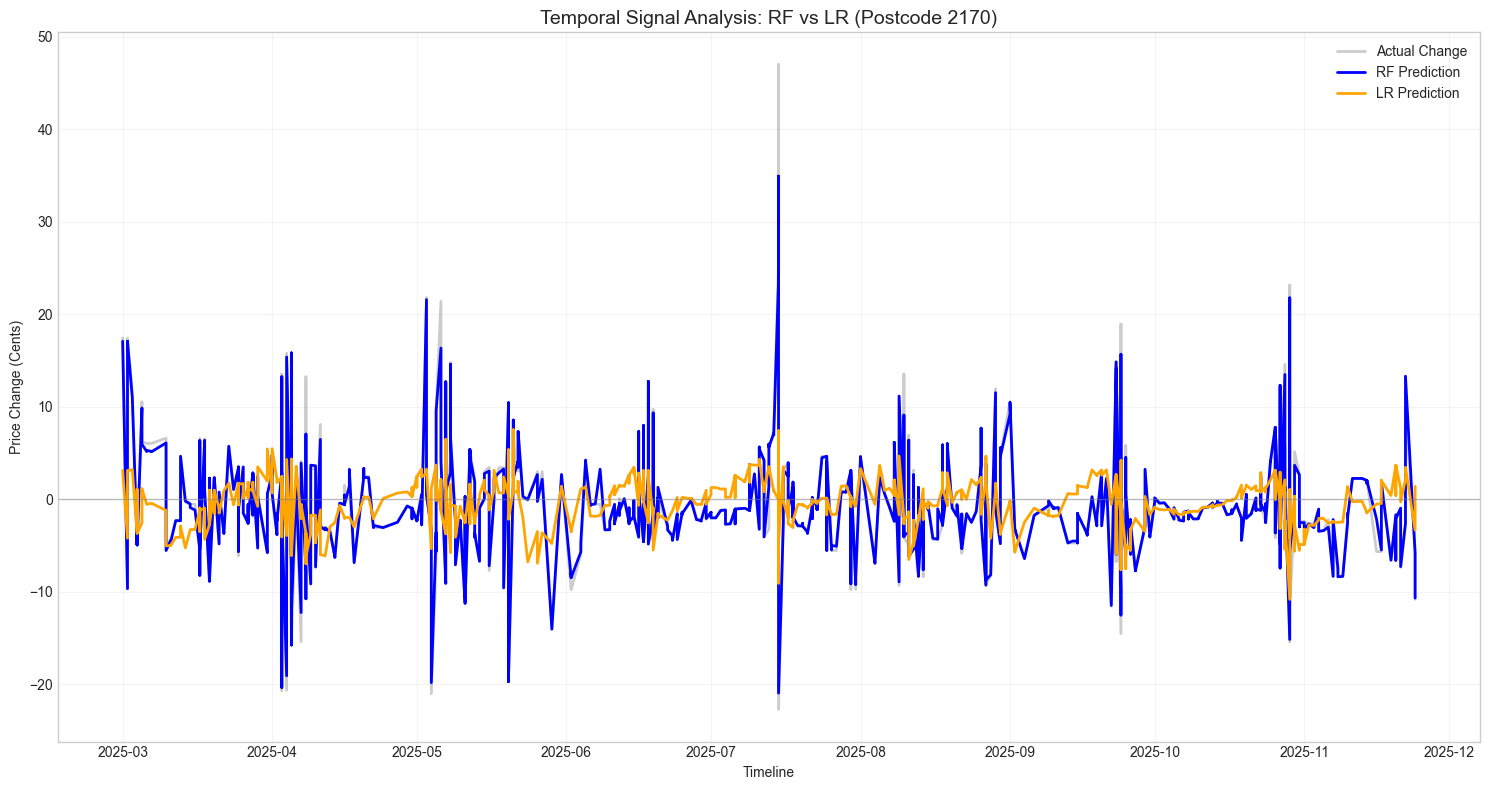
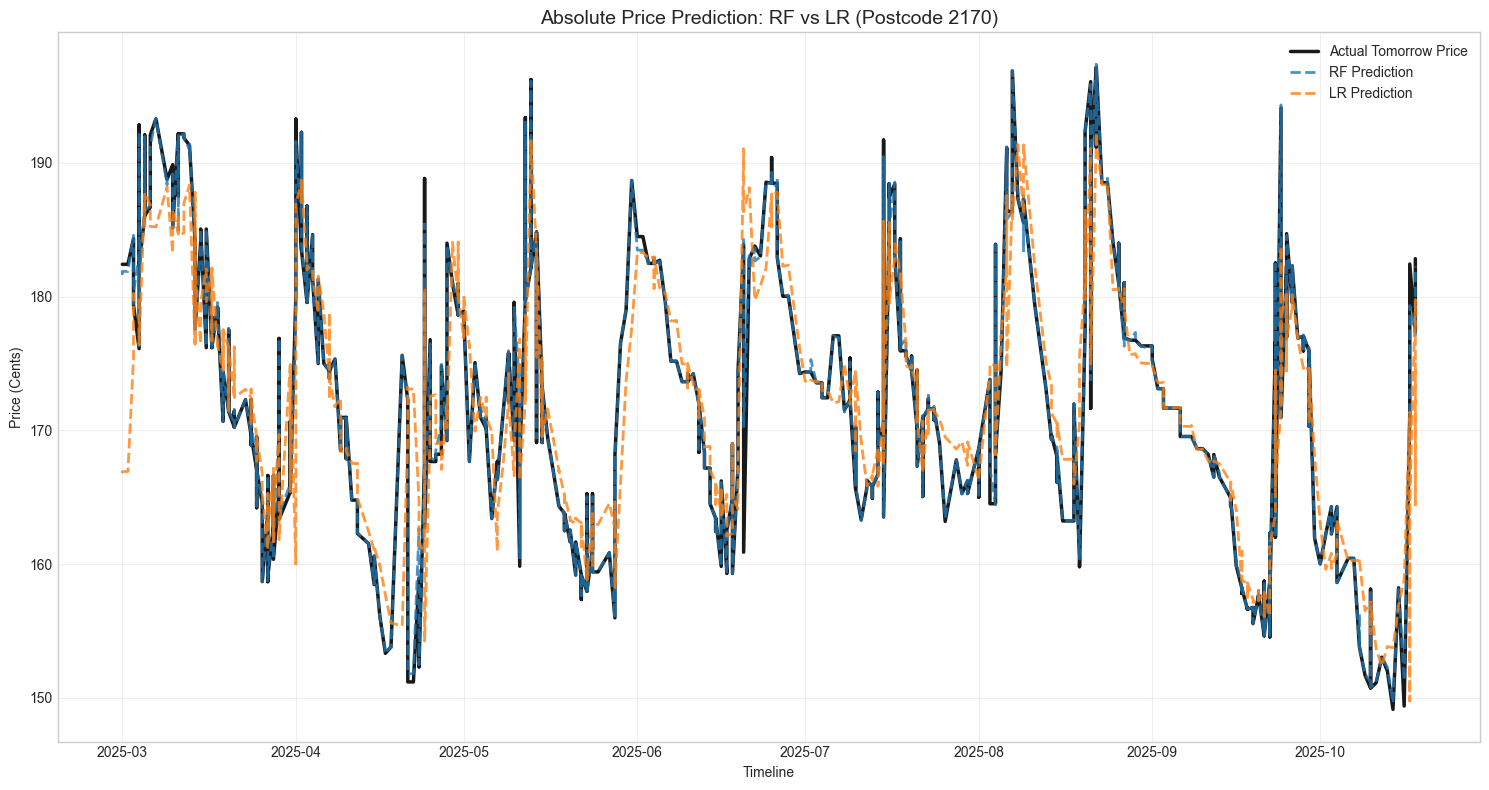
Code edit (unified diff) that turned the first committed figure into the second:
--- before
+++ after
@@ -11,5 +11,5 @@
 })
 
-# 2. Pick a postcode with high volatility to see the difference clearly
+# 2. Pick a sample postcode
 sample_postcode = comparison_df['postcode'].mode()[0]
 plot_data = comparison_df[comparison_df['postcode'] == sample_postcode].sort_values('date')
@@ -18,24 +18,23 @@
 plt.figure(figsize=(15, 8))
 
-# Actual price movement
+# Actual price
 plt.plot(plot_data['date'], plot_data['actual'], 
-         label='Actual Change', color='black', lw=2, alpha=0.2)
+         label='Actual Tomorrow Price', color='black', lw=2.5, linestyle='-', alpha=0.9)
 
-# Random Forest: Expect this to follow spikes better
+# Random Forest
 plt.plot(plot_data['date'], plot_data['rf_pred'], 
-         label='RF Prediction', color='blue', linestyle='-', lw=2)
+         label='RF Prediction', color='#1f77b4', linestyle='--', alpha=0.8, lw=2)
 
-# Linear Regression: Expect this to be flatter/more "damped"
+# Linear Regression
 plt.plot(plot_data['date'], plot_data['lr_pred'], 
-         label='LR Prediction', color='orange', linestyle='-', lw=2)
+         label='LR Prediction', color='#ff7f0e', linestyle='--', alpha=0.8, lw=2)
 
-# Baseline
-plt.axhline(0, color='gray', lw=1, alpha=0.5)
+# REMOVED: plt.axhline(0) - No longer needed for absolute prices
 
-plt.title(f'Temporal Signal Analysis: RF vs LR (Postcode {sample_postcode})', fontsize=14)
-plt.ylabel('Price Change (Cents)')
+plt.title(f'Absolute Price Prediction: RF vs LR (Postcode {sample_postcode})', fontsize=14)
+plt.ylabel('Price (Cents)') # Updated label
 plt.xlabel('Timeline')
 plt.legend()
-plt.grid(True, alpha=0.2)
+plt.grid(True, alpha=0.3)
 plt.tight_layout()
 plt.show()

Commit: change back to predict absolute postcode average